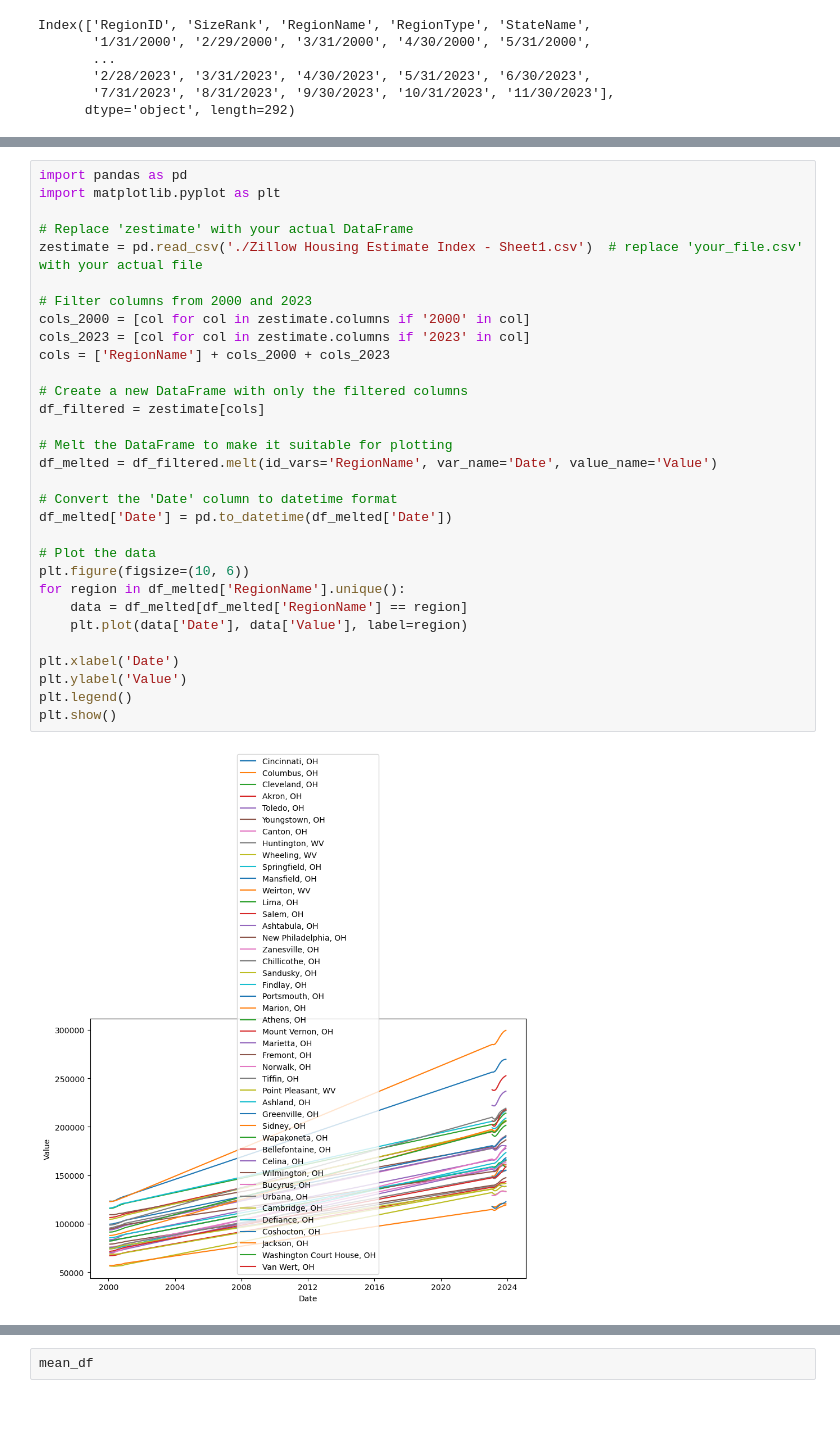
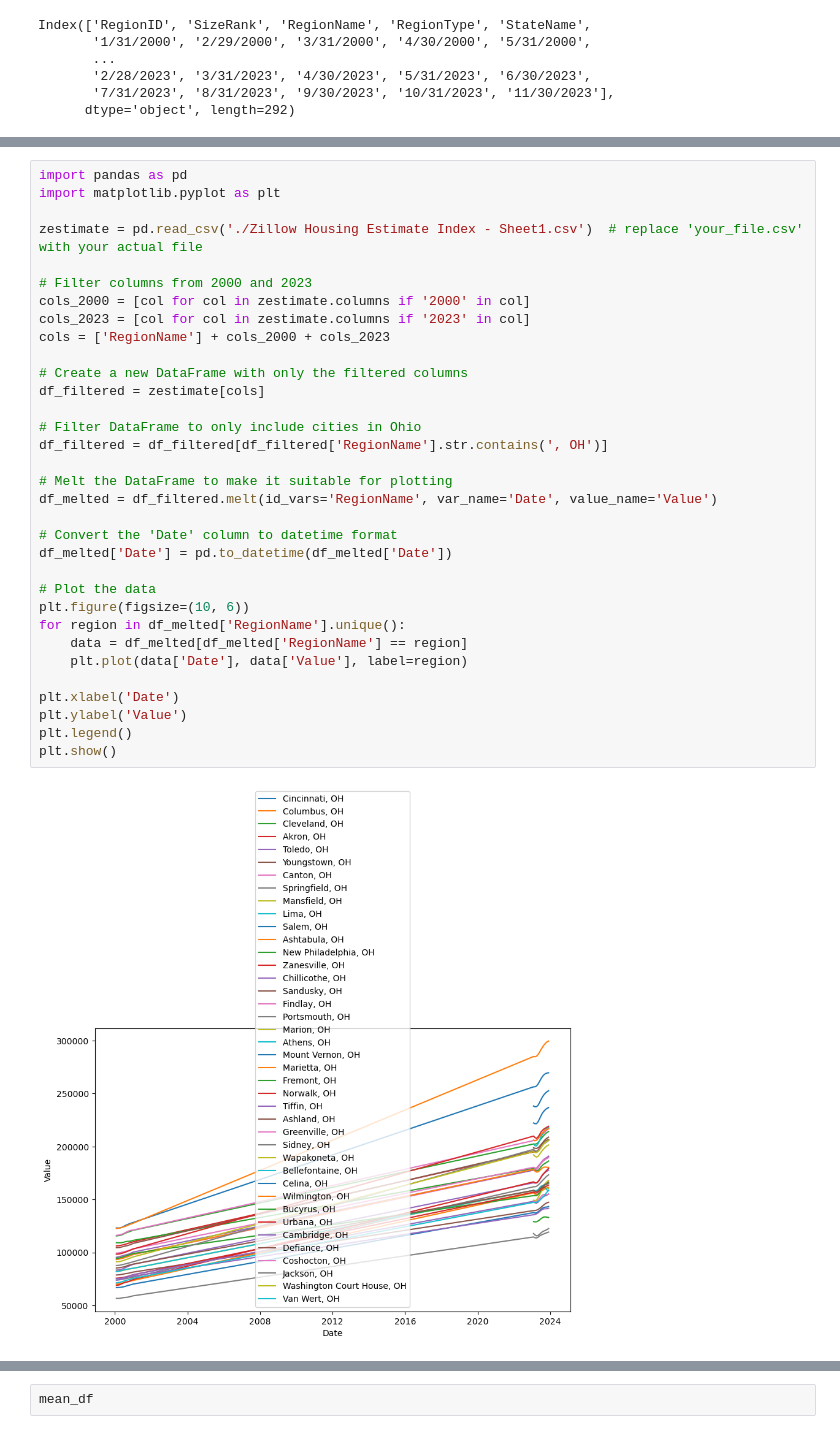
Before and after one commit to McKala1/Project-1, a Jupyter notebook: OSU_AI_Project_1_Antonio.ipynb, the cells around one changed output, grey strips where cells are left out. Drawn from its saved outputs; the diff is of its cells as text.

Commit message:
Chart Aesthetics

```diff
--- a/OSU_AI_Project_1_Antonio.ipynb
+++ b/OSU_AI_Project_1_Antonio.ipynb
@@ -139,35 +133,37 @@ See the caveats in the documentation: https://pandas.pydata.org/pandas-docs/stab
 import pandas as pd
 import matplotlib.pyplot as plt
 
-# Replace 'zestimate' with your actual DataFrame
 zestimate = pd.read_csv('./Zillow Housing Estimate Index - Sheet1.csv')  # replace 'your_file.csv' with your actual file
 
 # Filter columns from 2000 and 2023
 cols_2000 = [col for col in zestimate.columns if '2000' in col]
 cols_2023 = [col for col in zestimate.columns if '2023' in col]
 cols = ['RegionName'] + cols_2000 + cols_2023
 
 # Create a new DataFrame with only the filtered columns
 df_filtered = zestimate[cols]
+
+# Filter DataFrame to only include cities in Ohio
+df_filtered = df_filtered[df_filtered['RegionName'].str.contains(', OH')]
 
 # Melt the DataFrame to make it suitable for plotting
 df_melted = df_filtered.melt(id_vars='RegionName', var_name='Date', value_name='Value')
 
 # Convert the 'Date' column to datetime format
 df_melted['Date'] = pd.to_datetime(df_melted['Date'])
 
 # Plot the data
 plt.figure(figsize=(10, 6))
 for region in df_melted['RegionName'].unique():
     data = df_melted[df_melted['RegionName'] == region]
     plt.plot(data['Date'], data['Value'], label=region)
 
 plt.xlabel('Date')
 plt.ylabel('Value')
 plt.legend()
 plt.show()
 # %% [output]
-[figure, old version]
+[figure, new version]
 # %%
 import pandas as pd
 
```
Also changed, not shown: parts of 14 cells of this notebook.
